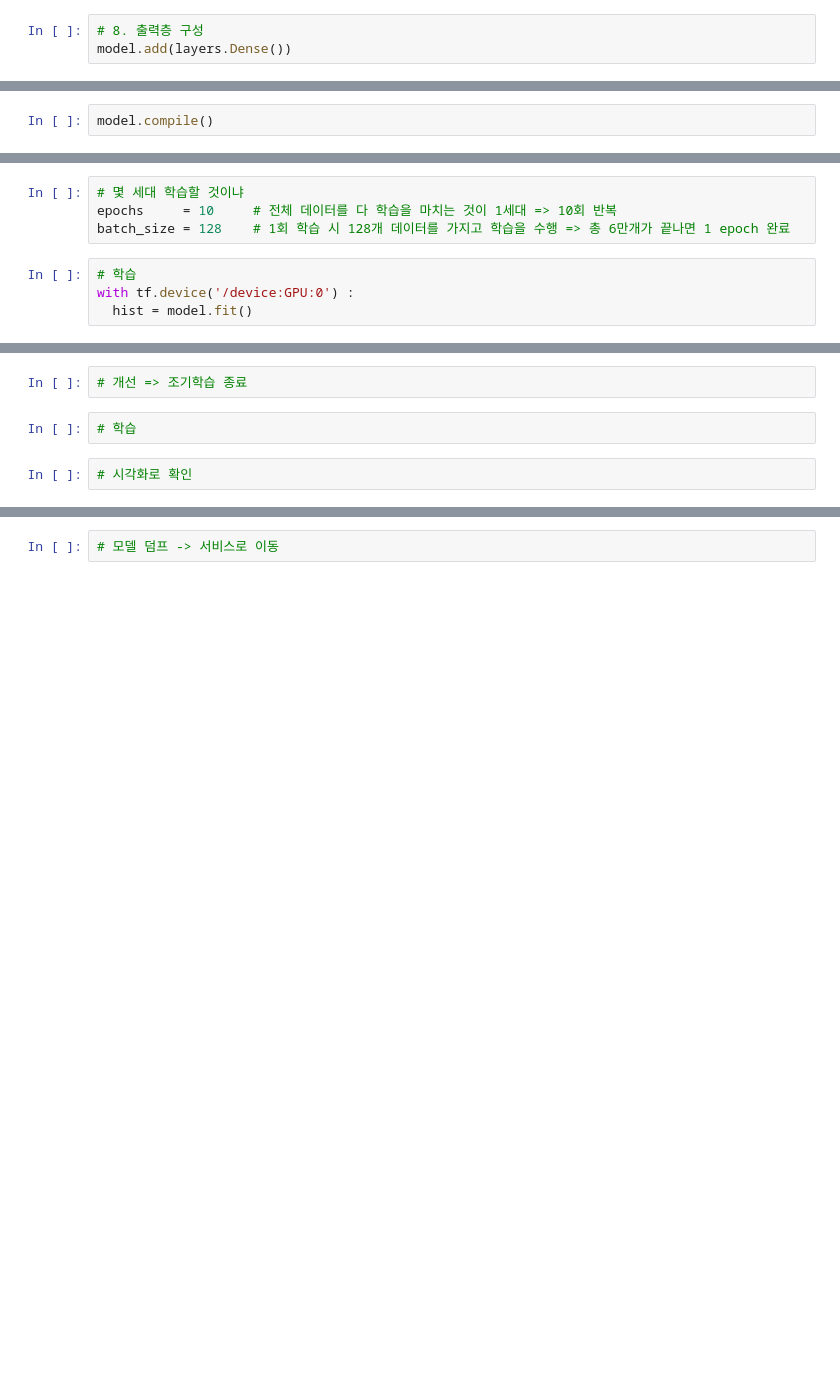
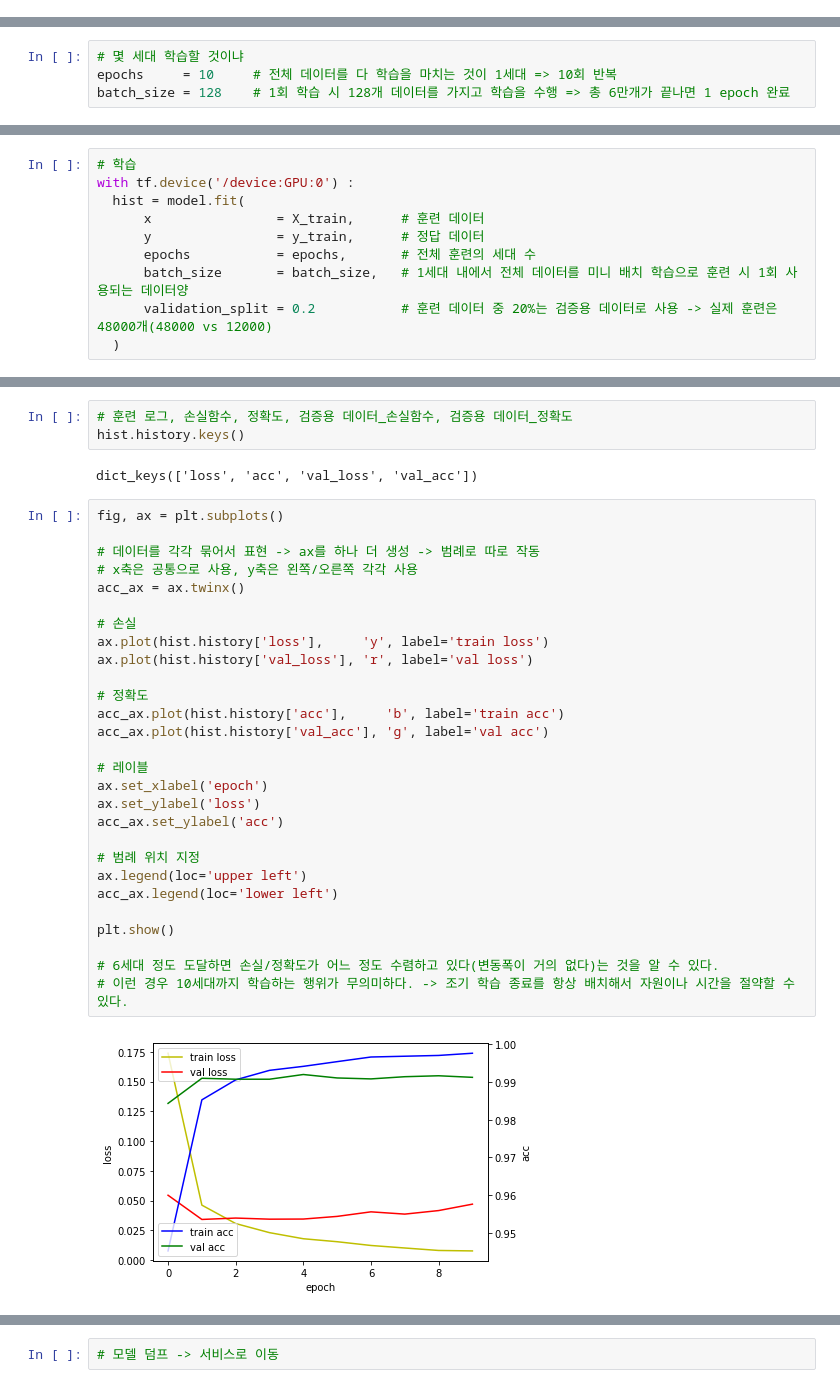
Before and after one commit to JiwooOh-kr/BusanAIDeveloperCourse_AI, a Jupyter notebook: 4_DL/07_케라스를 이용하여 CNN 구현.ipynb, the cells around one changed output, grey strips where cells are left out. Saved outputs shown, nothing was run; the diff lists cells and outputs as text; blank space fills up the shorter version.

```diff
--- a/4_DL/07_케라스를 이용하여 CNN 구현.ipynb
+++ b/4_DL/07_케라스를 이용하여 CNN 구현.ipynb
@@ -183,5 +214,2 @@ model.add(layers.Dropout())
-# %%
-# 8. 출력층 구성
-model.add(layers.Dense())
 # %% [markdown]
 # 손실함수, 최적화, 학습, 예측
@@ -188,2 +216,0 @@ model.add(layers.Dense())
-# %%
-model.compile()
@@ -194,7 +229,3 @@ model.compile()
 # 몇 세대 학습할 것이냐
 epochs     = 10     # 전체 데이터를 다 학습을 마치는 것이 1세대 => 10회 반복
 batch_size = 128    # 1회 학습 시 128개 데이터를 가지고 학습을 수행 => 총 6만개가 끝나면 1 epoch 완료
-# %%
-# 학습
-with tf.device('/device:GPU:0') :
-  hist = model.fit()
@@ -200,0 +234,10 @@ with tf.device('/device:GPU:0') :
+# %%
+# 학습
+with tf.device('/device:GPU:0') :
+  hist = model.fit(
+      x                = X_train,      # 훈련 데이터
+      y                = y_train,      # 정답 데이터
+      epochs           = epochs,       # 전체 훈련의 세대 수
+      batch_size       = batch_size,   # 1세대 내에서 전체 데이터를 미니 배치 학습으로 훈련 시 1회 사용되는 데이터양
+      validation_split = 0.2           # 훈련 데이터 중 20%는 검증용 데이터로 사용 -> 실제 훈련은 48000개(48000 vs 12000)
+  )
@@ -203,6 +279,35 @@ with tf.device('/device:GPU:0') :
-# %%
-# 개선 => 조기학습 종료
-# %%
-# 학습
-# %%
-# 시각화로 확인
+# %%
+# 훈련 로그, 손실함수, 정확도, 검증용 데이터_손실함수, 검증용 데이터_정확도
+hist.history.keys()
+# %% [output]
+dict_keys(['loss', 'acc', 'val_loss', 'val_acc'])
+# %%
+fig, ax = plt.subplots()
+
+# 데이터를 각각 묶어서 표현 -> ax를 하나 더 생성 -> 범례로 따로 작동
+# x축은 공통으로 사용, y축은 왼쪽/오른쪽 각각 사용
+acc_ax = ax.twinx()
+
+# 손실
+ax.plot(hist.history['loss'],     'y', label='train loss')
+ax.plot(hist.history['val_loss'], 'r', label='val loss')
+
+# 정확도
+acc_ax.plot(hist.history['acc'],     'b', label='train acc')
+acc_ax.plot(hist.history['val_acc'], 'g', label='val acc')
+
+# 레이블
+ax.set_xlabel('epoch')
+ax.set_ylabel('loss')
+acc_ax.set_ylabel('acc')
+
+# 범례 위치 지정
+ax.legend(loc='upper left')
+acc_ax.legend(loc='lower left')
+
+plt.show()
+
+# 6세대 정도 도달하면 손실/정확도가 어느 정도 수렴하고 있다(변동폭이 거의 없다)는 것을 알 수 있다.
+# 이런 경우 10세대까지 학습하는 행위가 무의미하다. -> 조기 학습 종료를 항상 배치해서 자원이나 시간을 절약할 수 있다.
+# %% [output]
+[figure, added]
```
Also changed, not shown: parts of 63 cells of this notebook.
